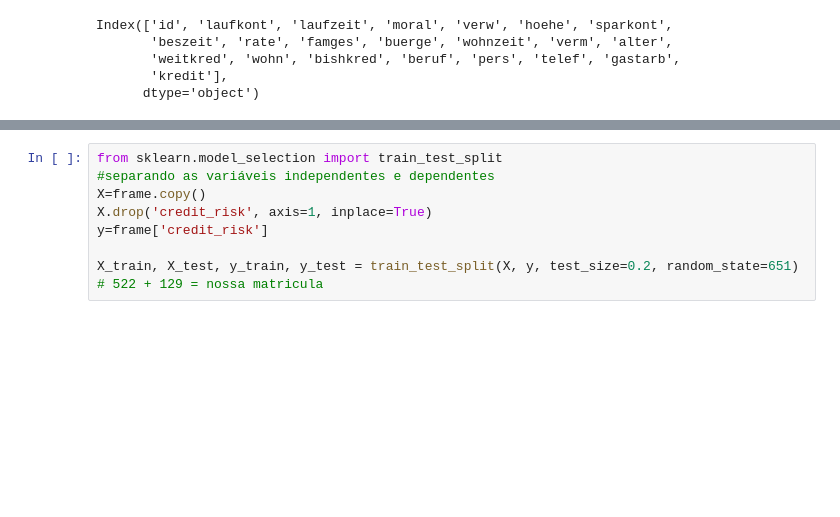
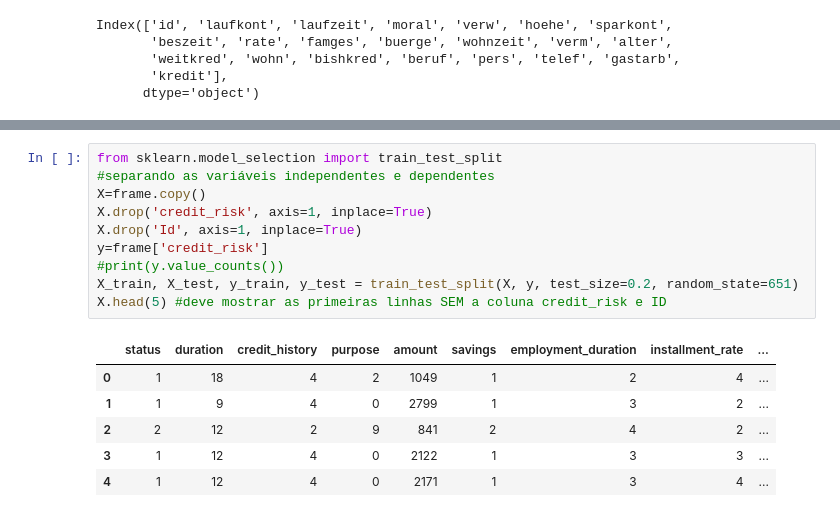
Before and after one commit to victormsz/Ag002, a Jupyter notebook: ag_notebook.ipynb, the cells around one changed output, grey strips where cells are left out. Cells and saved outputs as stored; diff of their text form; blank space fills up the shorter version.

```diff
--- a/ag_notebook.ipynb
+++ b/ag_notebook.ipynb
@@ -66,8 +112,17 @@ frame.head(20)
 # %%
 from sklearn.model_selection import train_test_split
 #separando as variáveis independentes e dependentes
 X=frame.copy()
 X.drop('credit_risk', axis=1, inplace=True)
+X.drop('Id', axis=1, inplace=True)
 y=frame['credit_risk']
-
-X_train, X_test, y_train, y_test = train_test_split(X, y, test_size=0.2, random_state=651) # 522 + 129 = nossa matricula
+#print(y.value_counts())
+X_train, X_test, y_train, y_test = train_test_split(X, y, test_size=0.2, random_state=651)
+X.head(5) #deve mostrar as primeiras linhas SEM a coluna credit_risk e ID
+# %% [output]
+|  | status | duration | credit_history | purpose | amount | savings | employment_duration | installment_rate | ... |
+| 0 | 1 | 18 | 4 | 2 | 1049 | 1 | 2 | 4 | ... |
+| 1 | 1 | 9 | 4 | 0 | 2799 | 1 | 3 | 2 | ... |
+| 2 | 2 | 12 | 2 | 9 | 841 | 2 | 4 | 2 | ... |
+| 3 | 1 | 12 | 4 | 0 | 2122 | 1 | 3 | 3 | ... |
+| 4 | 1 | 12 | 4 | 0 | 2171 | 1 | 3 | 4 | ... |
```
Also changed, not shown: parts of 26 cells of this notebook.
